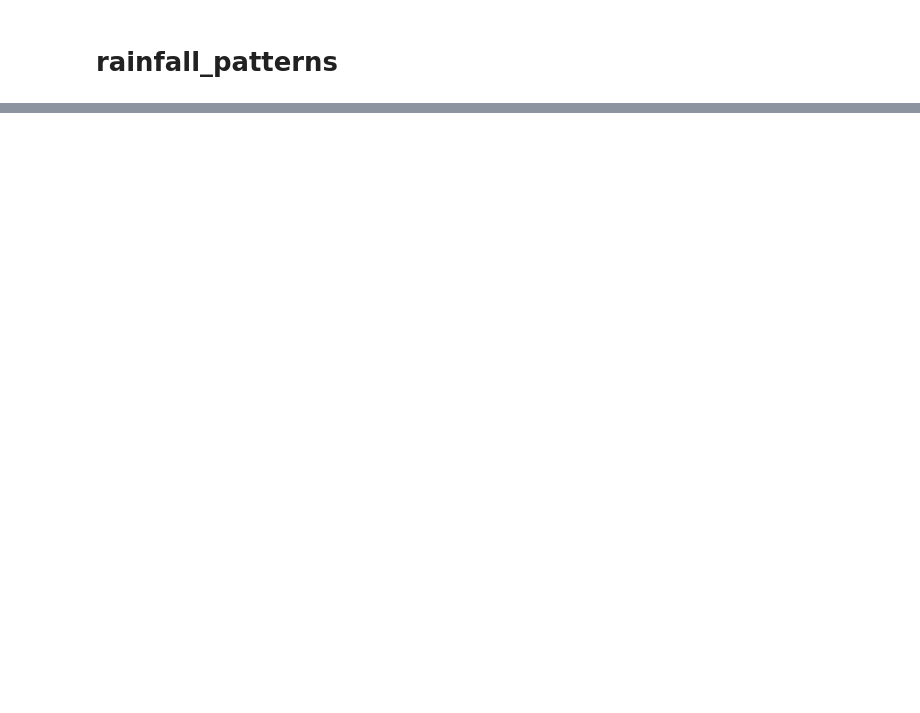
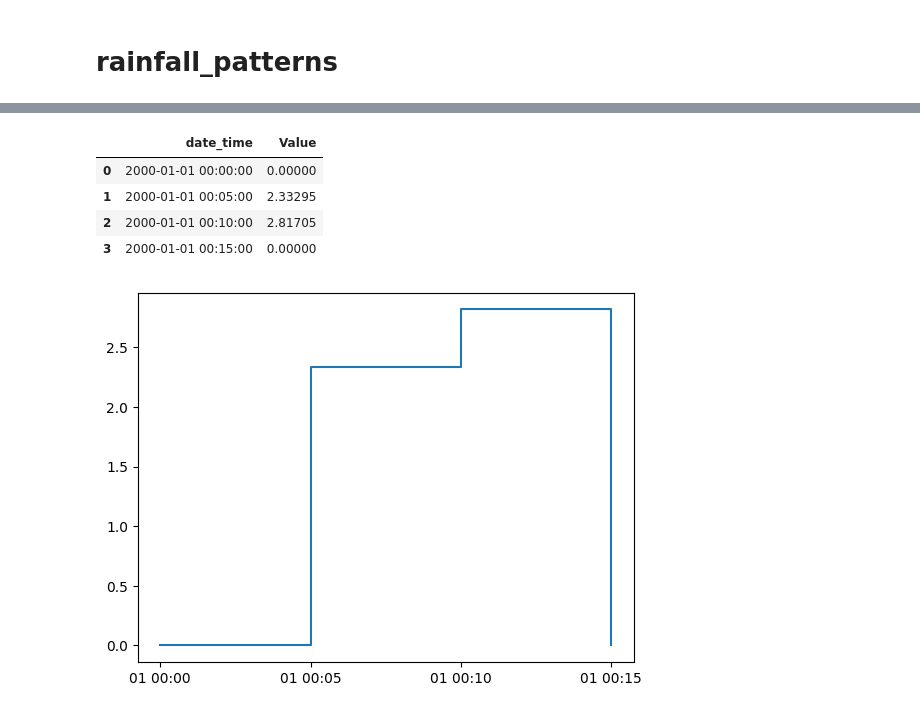
Before and after one commit to Holger-Paxi/Flood_Estimation, a Jupyter notebook: Assignment_3__1st.ipynb, the cells around one changed output, grey strips where cells are left out. Saved outputs shown, nothing was run; the diff lists cells and outputs as text; code cells hidden in the pictures; blank space fills up the shorter version.

```diff
--- a/Assignment_3__1st.ipynb
+++ b/Assignment_3__1st.ipynb
@@ -800,0 +857,17 @@ rain_data
+# %%
+pr = pd.read_parquet(path='{}prec__{}.parquet'.format(precipitation_dir, rain_data.label[ind]))
+plt.step(
+    x=pr.date_time.to_numpy(),
+    y=pr.Value.to_numpy(),
+    # x=np.concatenate((pr.date_time.to_numpy(), np.array(object=[pr.date_time.to_numpy()[-1] + np.diff(a=pr.date_time.to_numpy())[-1]]))),
+    # y=np.concatenate((pr.Value.to_numpy(), np.array(object=[pr.Value.to_numpy()[-1]]))),
+    where='post'
+    )
+pr
+# %% [output]
+|  | date_time | Value |
+| 0 | 2000-01-01 00:00:00 | 0.00000 |
+| 1 | 2000-01-01 00:05:00 | 2.33295 |
+| 2 | 2000-01-01 00:10:00 | 2.81705 |
+| 3 | 2000-01-01 00:15:00 | 0.00000 |
+[figure, added]
```
Also changed, not shown: parts of 76 cells of this notebook, 3 other files.
